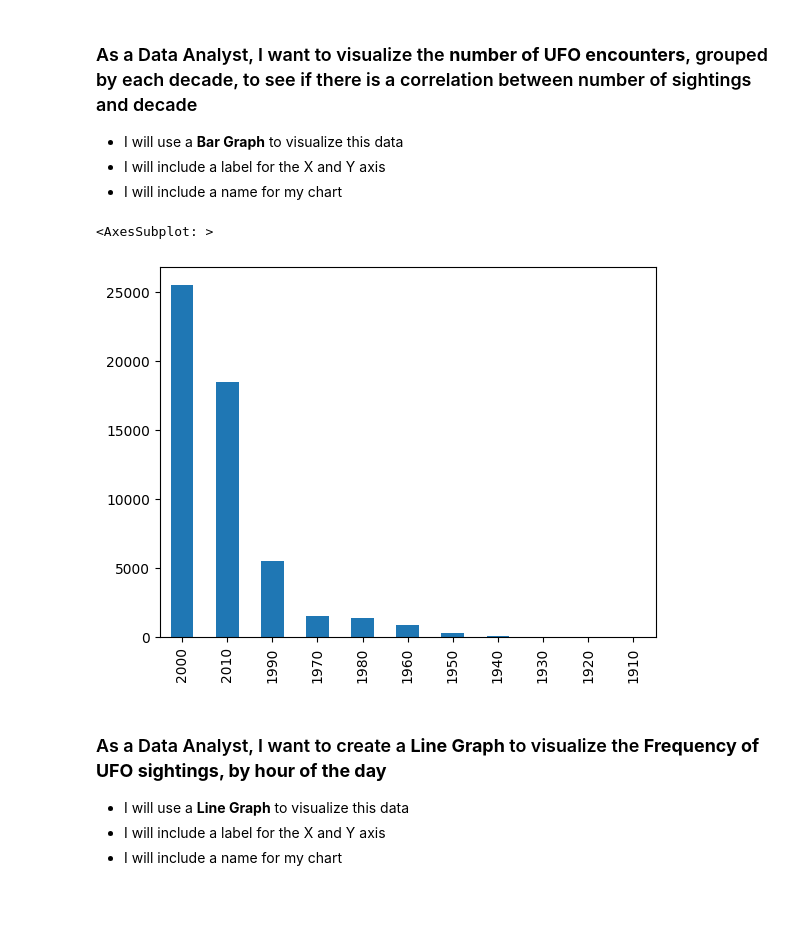
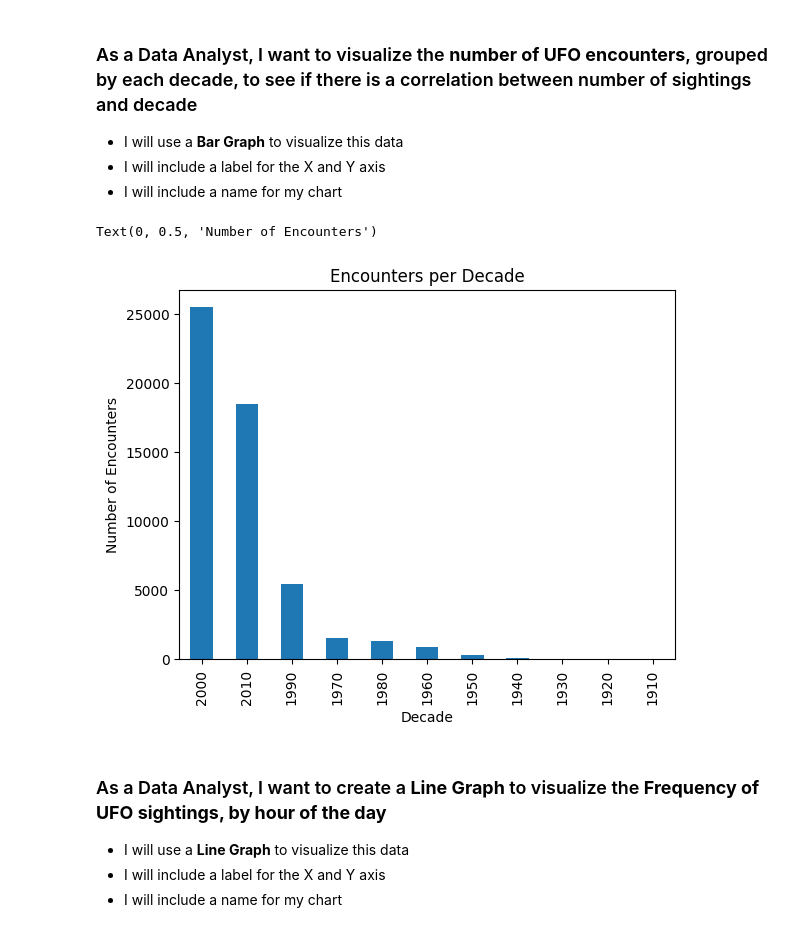
Before and after one commit to C-Skala/ata-Visualization-with-Matplotlib, a Jupyter notebook: Pandas_MatPlotLib_User_Stories.ipynb, the cells around one changed output. Cells and saved outputs as stored; diff of their text form; code cells hidden in the pictures; blank space fills up the shorter version.

```diff
--- a/Pandas_MatPlotLib_User_Stories.ipynb
+++ b/Pandas_MatPlotLib_User_Stories.ipynb
@@ -134,14 +141,17 @@ UFO_Shapes.plot.bar();
 # %%
 filterdf['decade'] = ((pd.DatetimeIndex(filterdf['Date_Time']).year) // 10)*10
 
 ## filterdf.head()
 
 UFO_Encounter_dec = filterdf['decade'].value_counts()
 
 UFO_Encounter_dec.plot.bar()
+plt.title('Encounters per Decade')
+plt.xlabel('Decade')
+plt.ylabel('Number of Encounters')
 # %% [output]
-<AxesSubplot: >
+Text(0, 0.5, 'Number of Encounters')
-[figure, old version]
+[figure, new version]
 # %% [markdown]
 ### As a Data Analyst, I want to create a **Line Graph** to visualize the **Frequency of UFO sightings, by hour of the day**
 * I will use a **Line Graph** to visualize this data
```
Also changed, not shown: parts of 4 cells of this notebook.
